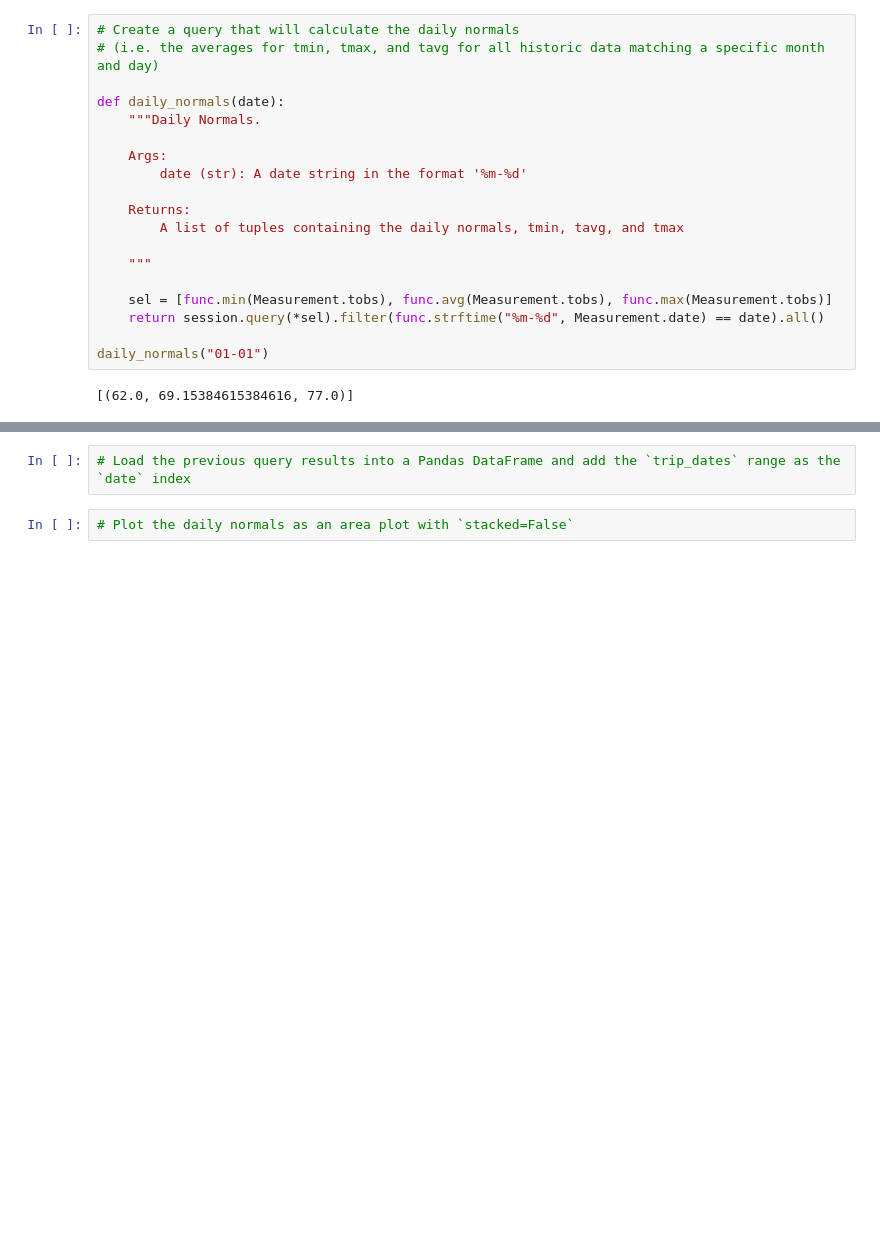
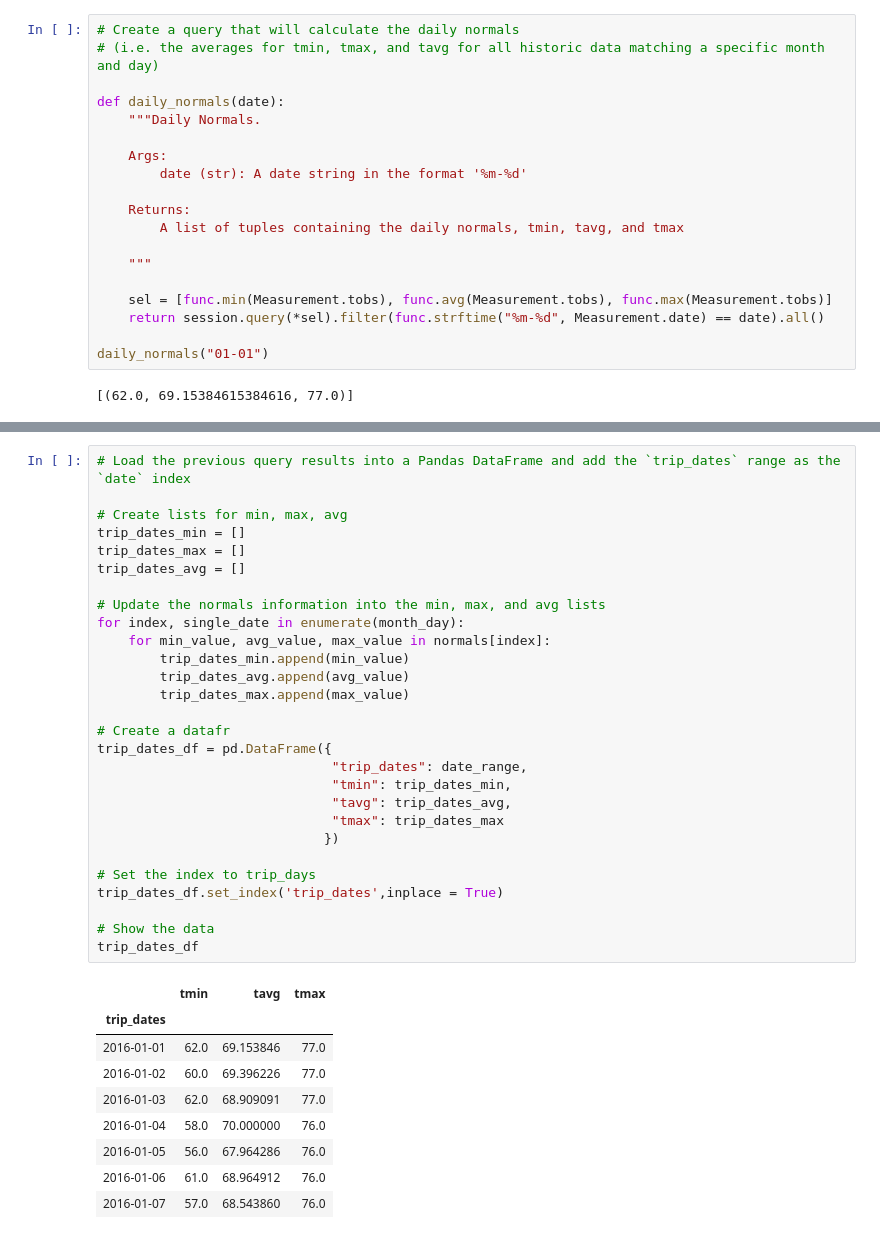
Before and after one commit to blt1339/sqlalchemy-challenge, a Jupyter notebook: climate.ipynb, the cells around one changed output, grey strips where cells are left out. Drawn from its saved outputs; the diff is of its cells as text; blank space fills up the shorter version.

```diff
--- a/climate.ipynb
+++ b/climate.ipynb
@@ -500,4 +565,38 @@ daily_normals("01-01")
-# %%
-# Load the previous query results into a Pandas DataFrame and add the `trip_dates` range as the `date` index
-# %%
-# Plot the daily normals as an area plot with `stacked=False`
+# %%
+# Load the previous query results into a Pandas DataFrame and add the `trip_dates` range as the `date` index
+
+# Create lists for min, max, avg
+trip_dates_min = []
+trip_dates_max = []
+trip_dates_avg = []
+
+# Update the normals information into the min, max, and avg lists
+for index, single_date in enumerate(month_day):
+    for min_value, avg_value, max_value in normals[index]:
+        trip_dates_min.append(min_value)
+        trip_dates_avg.append(avg_value)
+        trip_dates_max.append(max_value)
+
+# Create a datafr
+trip_dates_df = pd.DataFrame({
+                              "trip_dates": date_range,
+                              "tmin": trip_dates_min,
+                              "tavg": trip_dates_avg,
+                              "tmax": trip_dates_max
+                             })
+
+# Set the index to trip_days
+trip_dates_df.set_index('trip_dates',inplace = True)
+
+# Show the data
+trip_dates_df
+# %% [output]
+|  | tmin | tavg | tmax |
+| trip_dates |  |  |  |
+| 2016-01-01 | 62.0 | 69.153846 | 77.0 |
+| 2016-01-02 | 60.0 | 69.396226 | 77.0 |
+| 2016-01-03 | 62.0 | 68.909091 | 77.0 |
+| 2016-01-04 | 58.0 | 70.000000 | 76.0 |
+| 2016-01-05 | 56.0 | 67.964286 | 76.0 |
+| 2016-01-06 | 61.0 | 68.964912 | 76.0 |
+| 2016-01-07 | 57.0 | 68.543860 | 76.0 |
```
Also changed, not shown: parts of 14 cells of this notebook, 1 other file.
